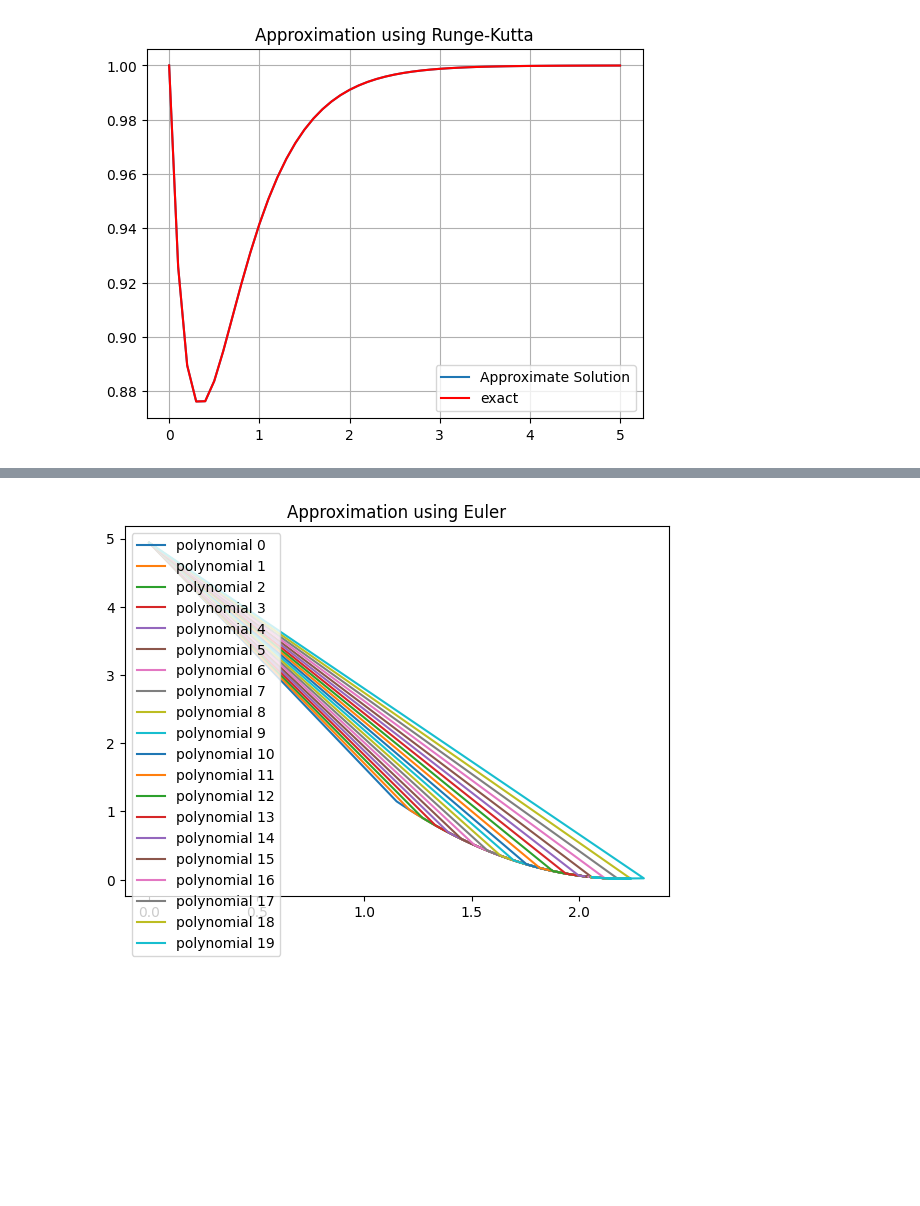
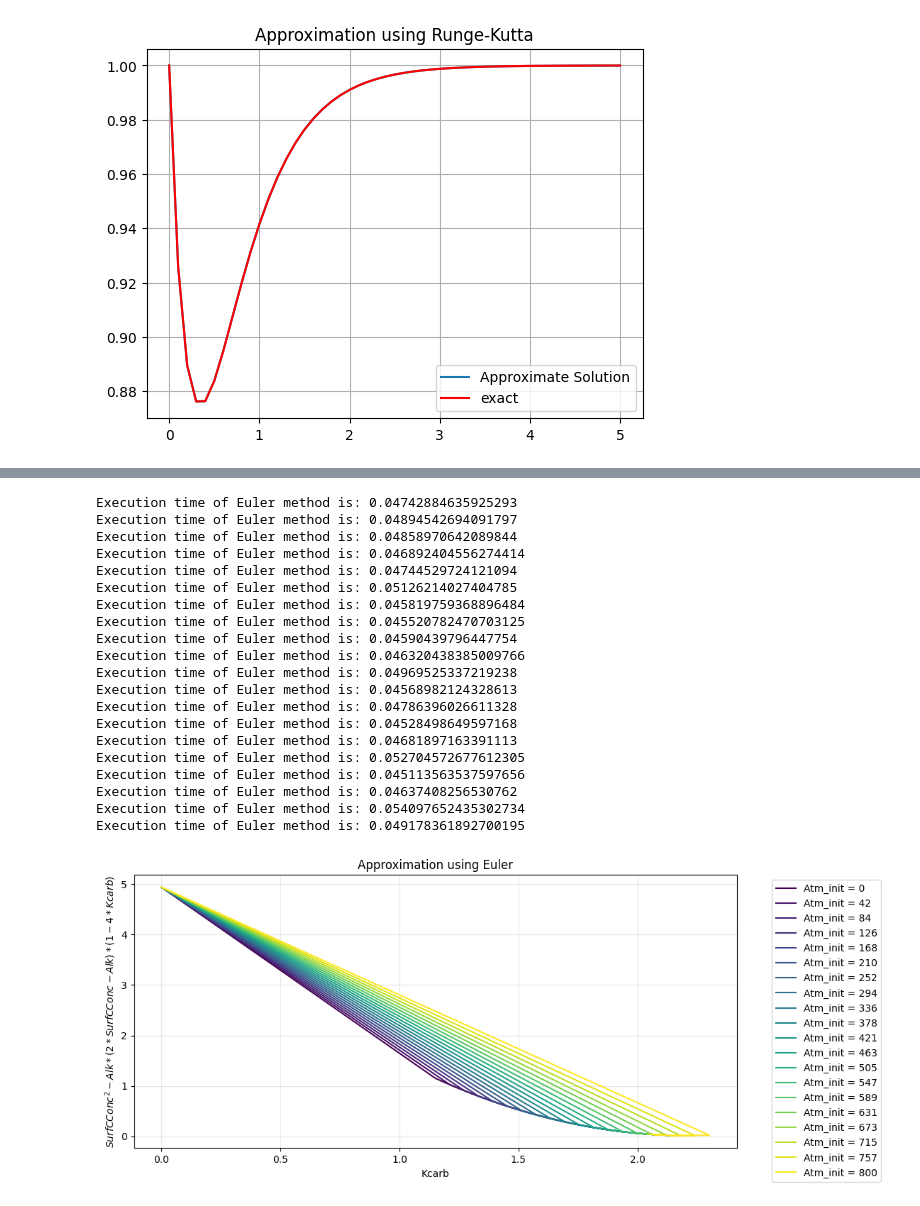
Before and after one commit to KHOUTAIBI/NumericalAnalysis, a Jupyter notebook: python/climate.ipynb, the cells around one changed output, grey strips where cells are left out. Saved outputs shown, nothing was run; the diff lists cells and outputs as text; code cells hidden in the pictures; blank space fills up the shorter version.

```diff
--- a/python/climate.ipynb
+++ b/python/climate.ipynb
@@ -86,9 +91,10 @@ plt.show()
 # %% [output]
 [figure]
 # %%
-def euler_higher_diemension(f, y_0 : list, step:float, t_0: float, T:float):
+def euler_Matrix(f, y_0 : list, step:float, t_0: float, T:float):
     """Python Implementation for higher dimension Matrix"""
 
+    start = time.time()
     number_steps = np.arange(t_0, t_0 + T + step, step)
     y = np.zeros((len(number_steps), len(y_0) + 2))
     y[0,:-2] = y_0
@@ -101,6 +107,8 @@ def euler_higher_diemension(f, y_0 : list, step:float, t_0: float, T:float):
         y[j+1,-2:] = func[-2:]
 
 
+    end = time.time()
+    print(f"Execution time of Euler method is: {end-start}")
     return number_steps , y
 # %%
 fig, ax = plt.subplots()
@@ -119,7 +127,7 @@ twin4.spines["right"].set_position(("outward", 200))
 twin5.spines["right"].set_position(("outward", 250))
 
 
-number_steps, y = euler_higher_diemension(f=derivative, y_0=x0, step=0.1, t_0=1850.0, T=4000)
+number_steps, y = euler_Matrix(f=derivative, y_0=x0, step=0.1, t_0=1850.0, T=750)
 Temp = GlobalTemp(AtmCO2(y[:, 0])) # Temperature using Atmoshphere
 
 
@@ -145,5 +153,6 @@ ax.legend(lines, [l.get_label() for l in lines], fontsize='7',loc="center left")
 # plot and move left
 plt.title('Approximation using Euler')
 plt.subplots_adjust(left=0.05)
+plt.grid()
 plt.show()
 # %% [output]
@@ -151,30 +249,56 @@ plt.show()
 # %%
-fig, ax = plt.subplots()
+fig, ax = plt.subplots(figsize=(10,5))
+
+
 Atmosphere_Initial = 750
 CarbonateRock_Initial = 100000000
 DeepOcean_Initial = 38000
 FossilFuel_Initial = 7500
 Plant_Initial = 560
 Soil_Initial = 1500
 SurfaceOcean_Initial = 890
 VegLandArea_percent_Initial = 100
 
 atm = np.linspace(0,800,20)
 surfo = np.linspace(500,1000,20)
 
-x0 = [ [a, CarbonateRock_Initial, DeepOcean_Initial, FossilFuel_Initial, Plant_Initial, Soil_Initial, s, VegLandArea_percent_Initial] for (s,a) in zip(surfo,atm)]
+x0 = np.array([ [a, CarbonateRock_Initial, DeepOcean_Initial, FossilFuel_Initial, Plant_Initial, Soil_Initial, s, VegLandArea_percent_Initial] for (s,a) in zip(surfo,atm)])
+colors = plt.cm.viridis(np.linspace(0, 1, len(x0)))
 polynomial = lambda x,y : pow(x,2) - Alk*(2*x - Alk)*(1-4*y)
 
 for i in range(len(x0)):
-    number_steps, y = euler_higher_diemension(f=derivative, y_0=x0[i], step=0.1, t_0=1850.0, T=750)
-    ax.plot(y[:,-1], polynomial(y[:,-1],y[:,-2]), label=f"polynomial {i}")
+    number_steps, y = euler_Matrix(f=derivative, y_0=x0[i], step=0.1, t_0=1850.0, T=750)
+    ax.plot(y[:,-1], polynomial(y[:,-1],y[:,-2]), label=f"Atm_init = {int(atm[i])}", color=colors[i])
 
 
 
 # plot and move left
-plt.legend()
 plt.title('Approximation using Euler')
 plt.subplots_adjust(left=0.05)
+plt.xlabel(r"Kcarb")
+plt.ylabel(r"$SurfCConc^2 - Alk*(2*SurfCConc - Alk)*(1-4*Kcarb)$")
+plt.legend(loc="best", bbox_to_anchor=(1.05, 1))
+plt.grid(alpha=0.3)
 plt.show()
 # %% [output]
+Execution time of Euler method is: 0.04742884635925293
+Execution time of Euler method is: 0.04894542694091797
+Execution time of Euler method is: 0.04858970642089844
+Execution time of Euler method is: 0.046892404556274414
+Execution time of Euler method is: 0.04744529724121094
+Execution time of Euler method is: 0.05126214027404785
+Execution time of Euler method is: 0.045819759368896484
+Execution time of Euler method is: 0.045520782470703125
+Execution time of Euler method is: 0.04590439796447754
+Execution time of Euler method is: 0.046320438385009766
+Execution time of Euler method is: 0.04969525337219238
+Execution time of Euler method is: 0.04568982124328613
+Execution time of Euler method is: 0.04786396026611328
+Execution time of Euler method is: 0.04528498649597168
+Execution time of Euler method is: 0.04681897163391113
+Execution time of Euler method is: 0.052704572677612305
+Execution time of Euler method is: 0.045113563537597656
+Execution time of Euler method is: 0.04637408256530762
+Execution time of Euler method is: 0.054097652435302734
+Execution time of Euler method is: 0.049178361892700195
-[figure, old version]
+[figure, new version]
```
Also changed, not shown: parts of 8 cells of this notebook.
